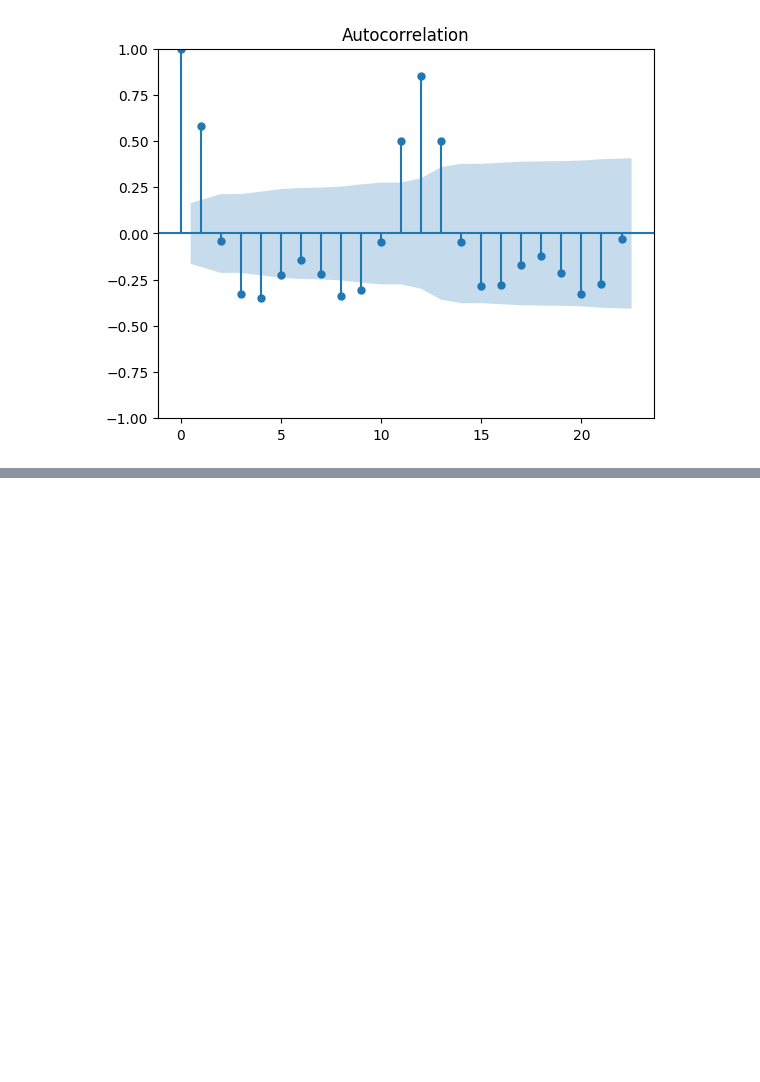
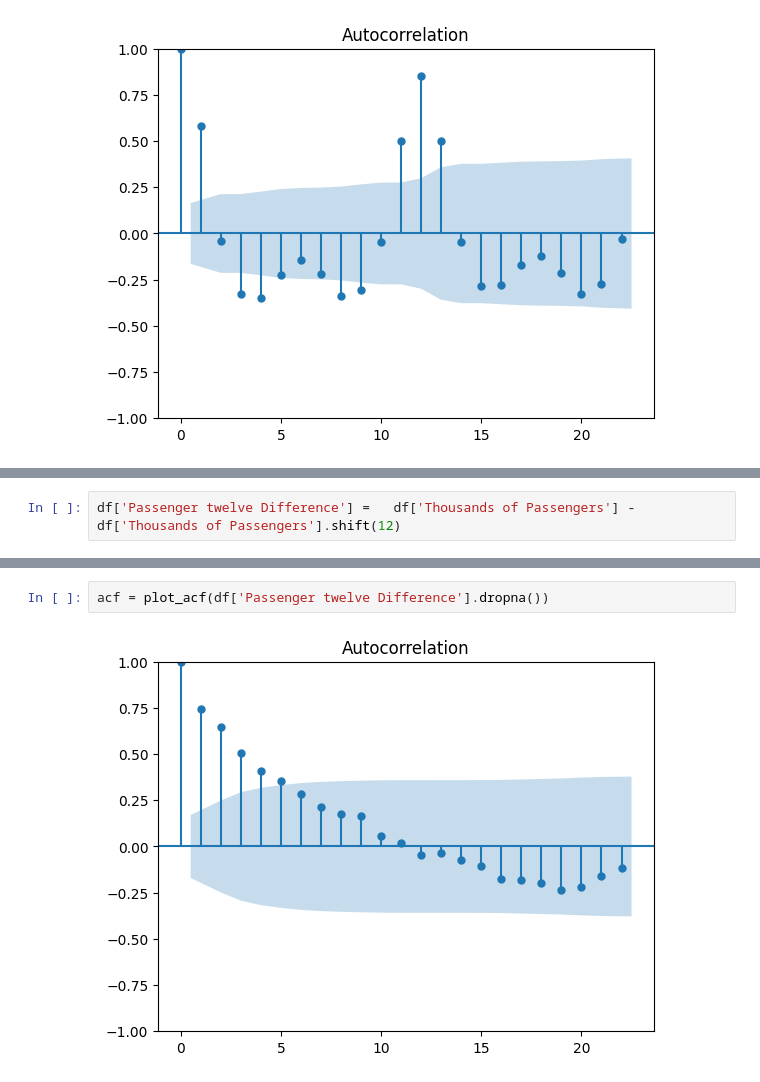
Before and after one commit to AhmAdO9/Machine_learning, a Jupyter notebook: TimeSeriesAnalysis/TimeSeriesAnalysis.ipynb, the cells around one changed output, grey strips where cells are left out. Cells and saved outputs as stored; diff of their text form; blank space fills up the shorter version.

```diff
--- a/TimeSeriesAnalysis/TimeSeriesAnalysis.ipynb
+++ b/TimeSeriesAnalysis/TimeSeriesAnalysis.ipynb
@@ -665,0 +668,2 @@ acf = plot_acf(df['Passenger Second Difference'].dropna())
+# %%
+df['Passenger twelve Difference'] =   df['Thousands of Passengers'] - df['Thousands of Passengers'].shift(12)
@@ -665,0 +679,4 @@ acf = plot_acf(df['Passenger Second Difference'].dropna())
+# %%
+acf = plot_acf(df['Passenger twelve Difference'].dropna())
+# %% [output]
+[figure, added]
```
Also changed, not shown: parts of 5 cells of this notebook.
